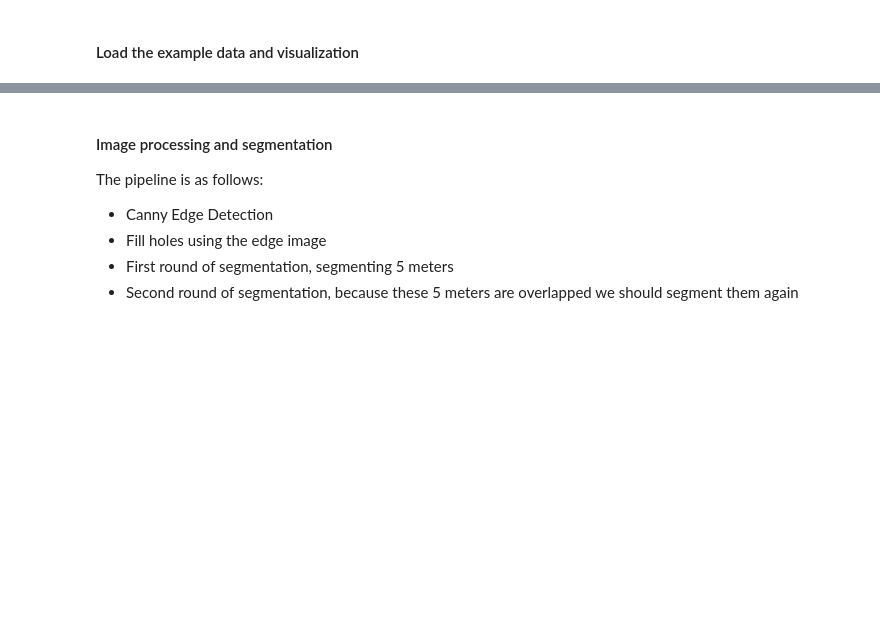
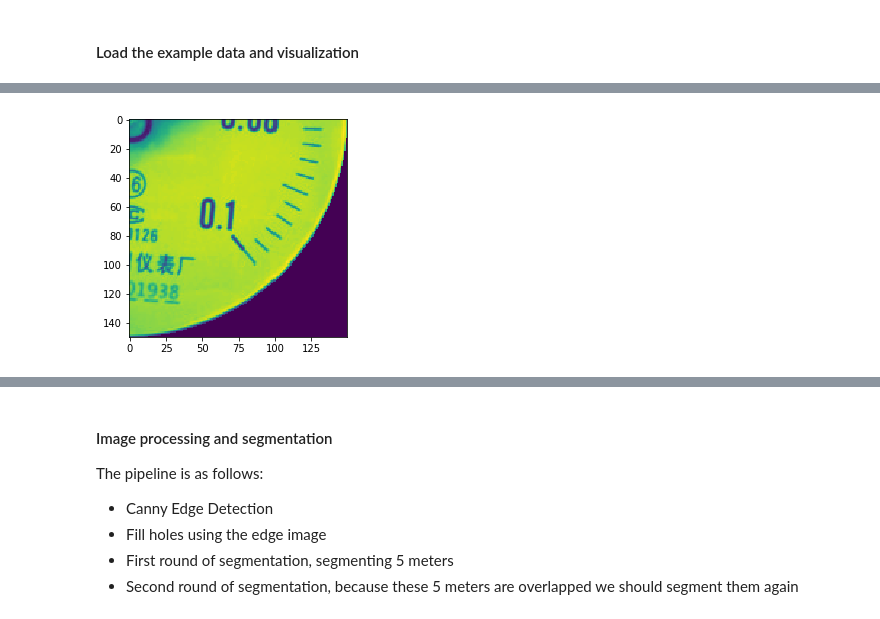
Before and after one commit to zeshi1990/electric_gauge_cv, a Jupyter notebook: Image processing on mechanical meters.ipynb, the cells around one changed output, grey strips where cells are left out. Cells and saved outputs as stored; diff of their text form; code cells hidden in the pictures; blank space fills up the shorter version.

```diff
--- a/Image processing on mechanical meters.ipynb
+++ b/Image processing on mechanical meters.ipynb
@@ -41,0 +230,17 @@ plt.show()
+# %%
+def opencv_mser(img_gray, detect="pointer"):
+    pix_size = np.product(img_gray.shape)
+    if detect=="pointer":
+        min_thres = 0.01 * pix_size
+        max_thres = 0.05 * pix_size
+    else:
+        min_thres = 100
+        max_thres = 500
+    print min_thres
+    print max_thres
+    vis = img_gray.copy()
+    mser = cv2.MSER(15, int(min_thres), int(max_thres), 1)
+    regions = mser.detect(img_gray, None)
+    hulls = [cv2.convexHull(p.reshape(-1, 1, 2)) for p in regions]
+    res_hulls = parse_hulls(hulls)
+    return res_hulls
@@ -41,0 +384,25 @@ plt.show()
+# %%
+def ocr(img_gray, quadrant=1):
+    (y_len, x_len) = img_gray.shape
+    if quadrant == 1:
+        y_range = [int(y_len / 2), y_len]
+        x_range = [0, int(x_len / 2)]
+    elif quadrant == 2:
+        y_range = [0, int(y_len / 2)]
+        x_range = [0, int(x_len / 2)]
+    elif quadrant == 3:
+        y_range = [0, int(y_len / 2)]
+        x_range = [int(x_len / 2), x_len]
+    elif quadrant == 4:
+        y_range = [int(y_len / 2), y_len]
+        x_range = [int(x_len / 2), x_len]
+    else:
+        raise ValueError("The quadrant # is not valid")
+    img_quadrant = img_gray[y_range[0]:y_range[1], x_range[0]:x_range[1]]
+    opencv_mser(img_quadrant, )
+    plt.imshow(img_quadrant)
+    plt.show()
+# %%
+ocr(gauge, quadrant=4)
+# %% [output]
+[figure, added]
```
Also changed, not shown: parts of 30 cells of this notebook.
